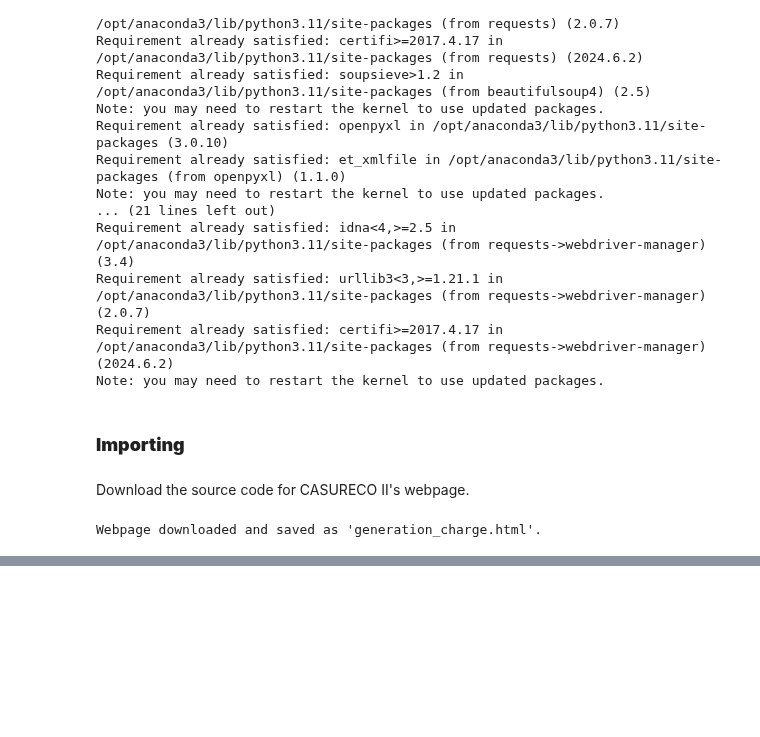
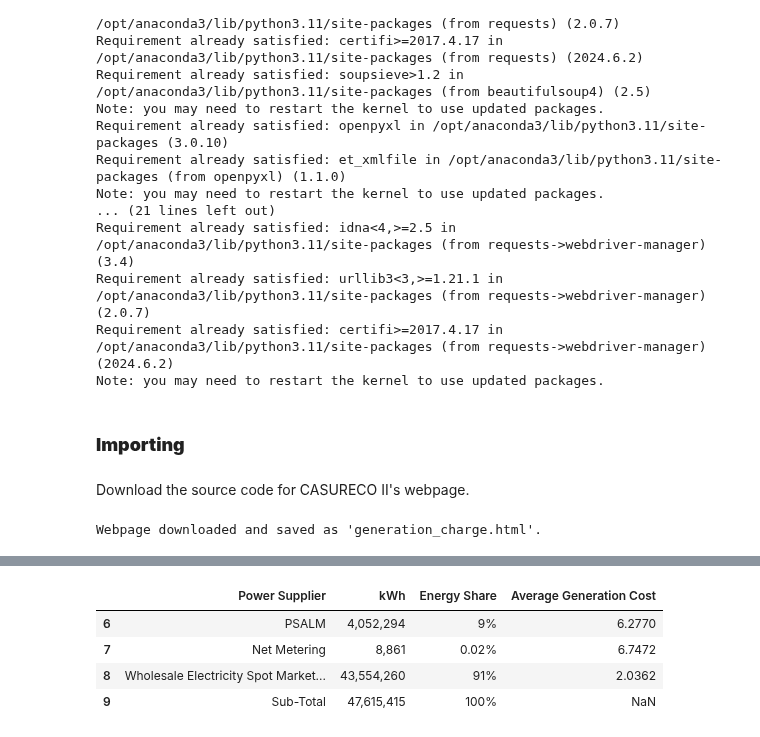
Before and after one commit to andreasenson/Scrape-DU-Generation-Charge, a Jupyter notebook: CASURECO II/scrape_CASURECO_II.ipynb, the cells around one changed output, grey strips where cells are left out. Cells and saved outputs as stored; diff of their text form; code cells hidden in the pictures; blank space fills up the shorter version.

```diff
--- a/CASURECO II/scrape_CASURECO_II.ipynb
+++ b/CASURECO II/scrape_CASURECO_II.ipynb
@@ -167,0 +282,24 @@ Downloaded: pdf_downloads/January_2023_Generation_Charge.pdf
+# %%
+# Sample DataFrame for demonstration (replace this with your actual DataFrame)
+# df_sliced_columns = pd.read_csv('your_data.csv')  # Load your actual DataFrame
+
+# Find the index of rows containing specific keywords in the first column
+suppliers_index = df_sliced_columns.index[df_sliced_columns.iloc[:, 0].str.contains('Suppliers', case=False, na=False)]
+sub_total_index = df_sliced_columns.index[df_sliced_columns.iloc[:, 0].str.contains('Sub-Total', case=False, na=False)]
+#total_generation_cost_index = df_sliced_columns.index[df_sliced_columns.iloc[:, 0].str.contains('TOTAL GENERATION COST', case=False, na=False)]
+
+# Ensure we have found these rows
+if not suppliers_index.empty and not sub_total_index.empty:
+    suppliers_index = suppliers_index[0]
+    sub_total_index = sub_total_index[0]
+
+    # Slice the DataFrame from after "Suppliers" row to "Sub-Total" row (inclusive)
+    df_filtered = df_sliced_columns.loc[suppliers_index + 1: sub_total_index]
+
+df_filtered
+# %% [output]
+|  | Power Supplier | kWh | Energy Share | Average Generation Cost |
+| 6 | PSALM | 4,052,294 | 9% | 6.2770 |
+| 7 | Net Metering | 8,861 | 0.02% | 6.7472 |
+| 8 | Wholesale Electricity Spot Market... | 43,554,260 | 91% | 2.0362 |
+| 9 | Sub-Total | 47,615,415 | 100% | NaN |
```
Also changed, not shown: parts of 6 cells of this notebook, 2 other files.
